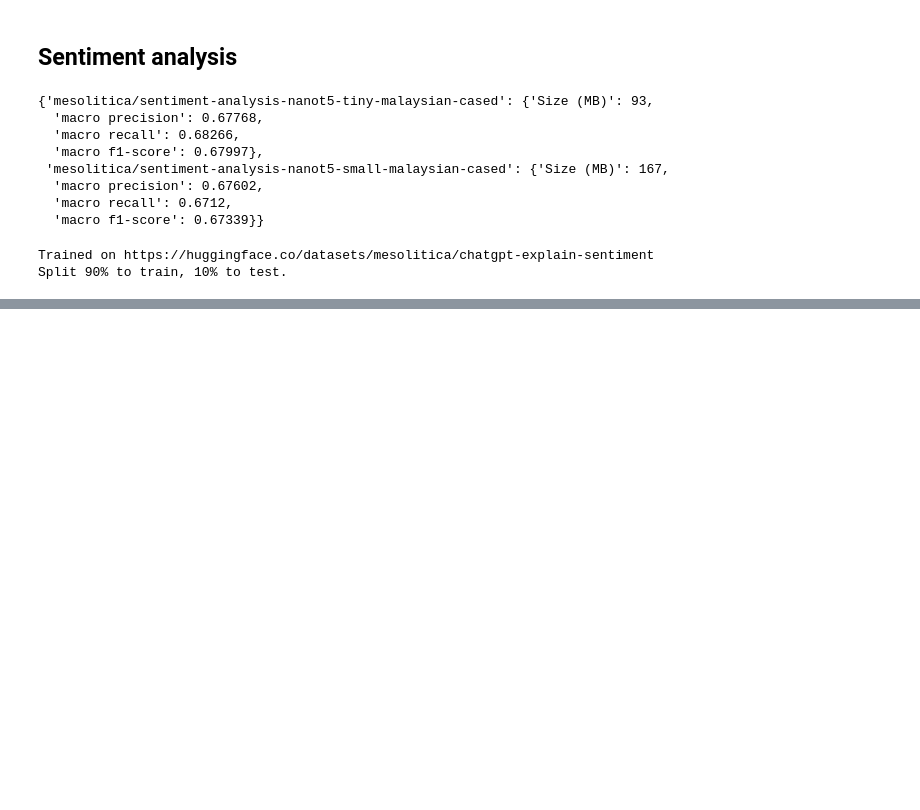
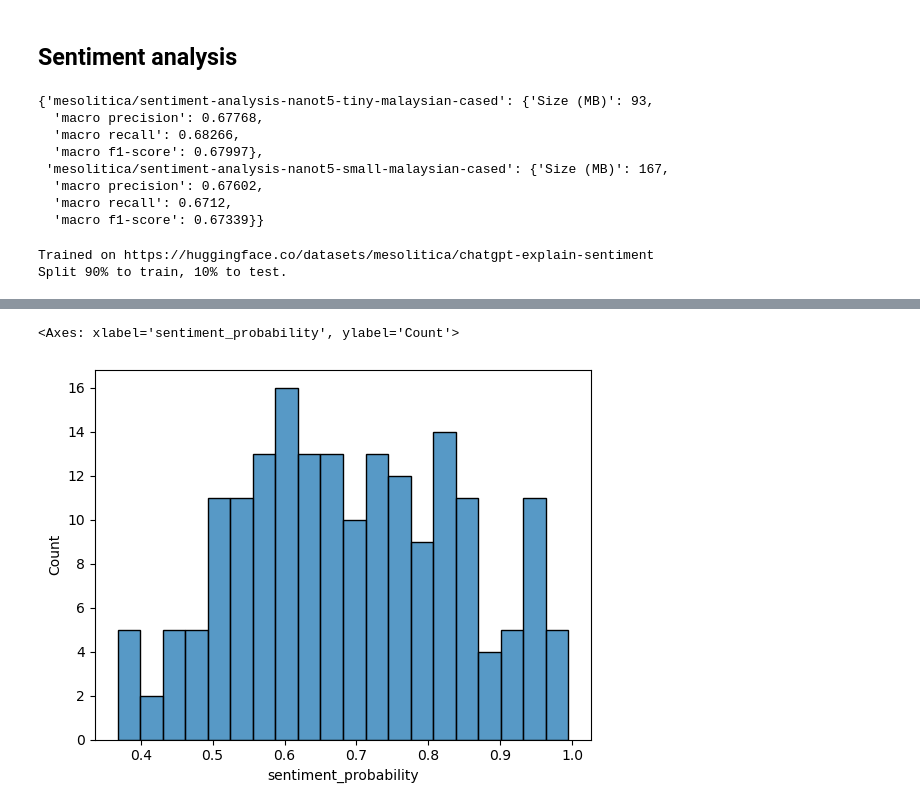
Before and after one commit to faizuddin/emosense, a Jupyter notebook: experiments.ipynb, the cells around one changed output, grey strips where cells are left out. Drawn from its saved outputs; the diff is of its cells as text; code cells hidden in the pictures; blank space fills up the shorter version.

```diff
--- a/experiments.ipynb
+++ b/experiments.ipynb
@@ -345,0 +436,5 @@ AttributeError: module 'inspect' has no attribute 'getargspec'
+# %%
+sns.histplot(sentiment_df, x="sentiment_probability", bins=20)
+# %% [output]
+<Axes: xlabel='sentiment_probability', ylabel='Count'>
+[figure, added]
```
Also changed, not shown: parts of 34 cells of this notebook.
